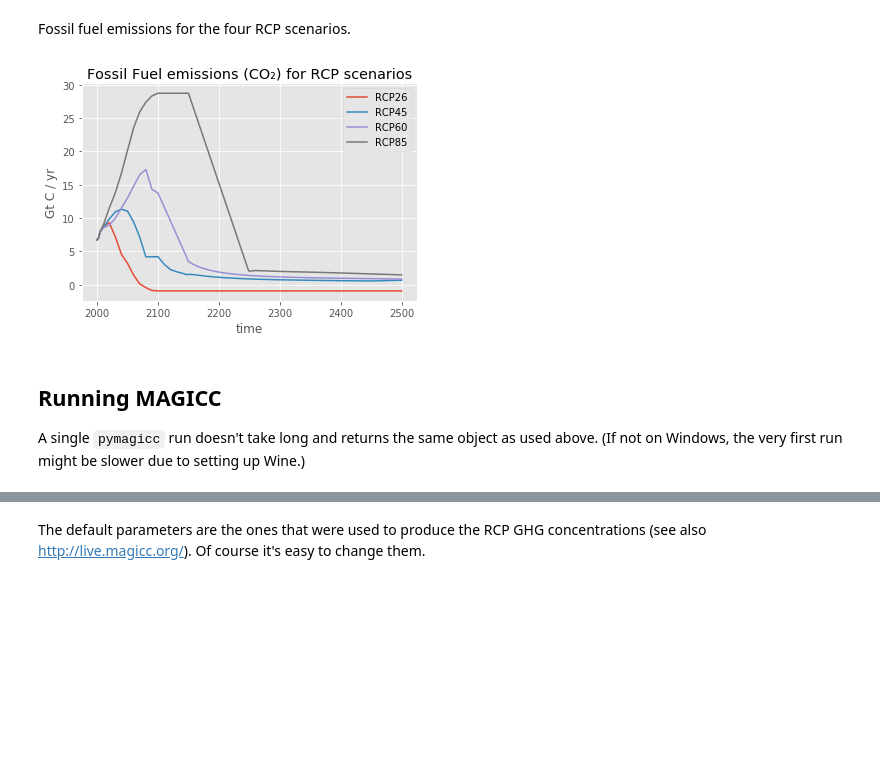
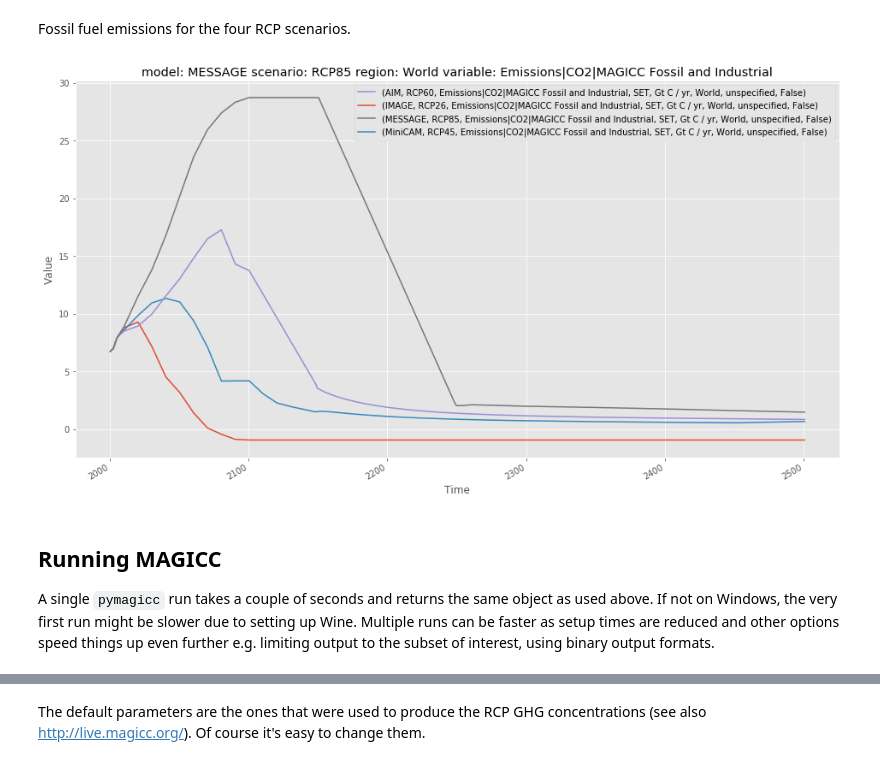
Before and after one commit to openscm/pymagicc, a Jupyter notebook: notebooks/Example.ipynb, the cells around one changed output, grey strips where cells are left out. Saved outputs shown, nothing was run; the diff lists cells and outputs as text; code cells hidden in the pictures; blank space fills up the shorter version.

```diff
--- a/notebooks/Example.ipynb
+++ b/notebooks/Example.ipynb
@@ -99,24 +139,18 @@ subset_df.pivot_table(
 # %% [markdown]
 Fossil fuel emissions for the four RCP scenarios.
 # %%
-fig, ax = plt.subplots(1, 1)
+fig, ax = plt.subplots(nrows=1, ncols=1, figsize=(16, 9))
 for name, scen in scenarios.items():
-    rows_to_plot = (
-        (scen.df.region == "World")
-        & (scen.df.variable == "Emissions|CO2|MAGICC Fossil and Industrial")
-    )
-    scen.df[rows_to_plot].plot(x="time", y="value", label=name, ax=ax)
-
-plt.legend()
-plt.ylabel(scen.df.unit[rows_to_plot].unique()[0])
-plt.title("Fossil Fuel emissions (CO₂) for RCP scenarios");
+    scen.filter(
+        variable="Emissions|CO2|MAGICC Fossil and Industrial",
+        region="World"
+    ).line_plot(ax=ax, x="time");
 # %% [output]
-[figure, old version]
+[figure, new version]
 # %% [markdown]
 ## Running MAGICC
 
-A single `pymagicc` run doesn't take long and returns the same object as used above.
-(If not on Windows, the very first run might be slower due to setting up Wine.)
+A single `pymagicc` run takes a couple of seconds and returns the same object as used above. If not on Windows, the very first run might be slower due to setting up Wine. Multiple runs can be faster as setup times are reduced and other options speed things up even further e.g. limiting output to the subset of interest, using binary output formats.
 # %%
 # NBVAL_IGNORE_OUTPUT
 %time results = pymagicc.run(rcp26)
```
Also changed, not shown: parts of 22 cells of this notebook.
